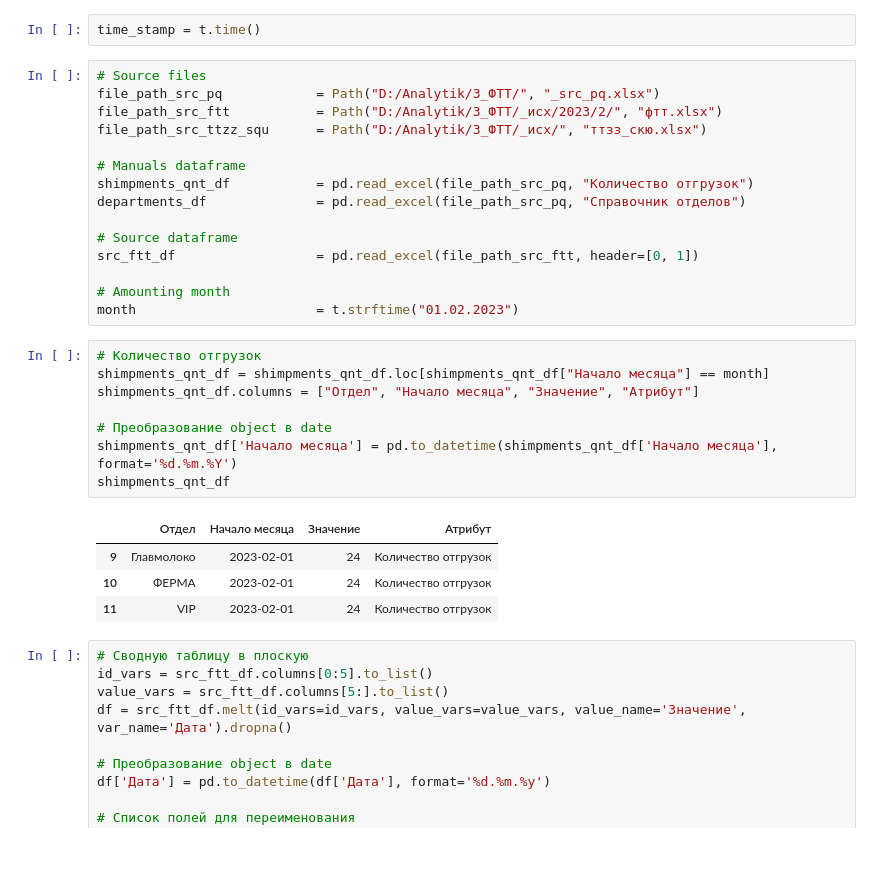
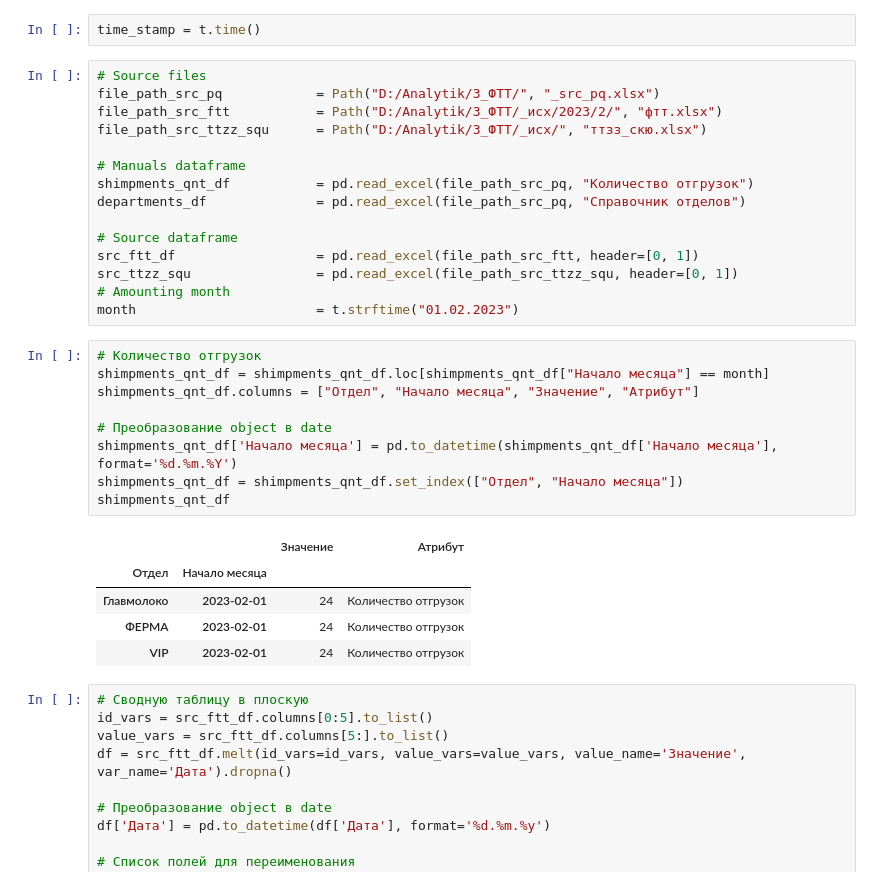
Before and after one commit to alexandrdera/YM, a Jupyter notebook: ftt.ipynb, the cells around one changed output. Cells and saved outputs as stored; diff of their text form; blank space fills up the shorter version.

```diff
--- a/ftt.ipynb
+++ b/ftt.ipynb
@@ -18,22 +18,24 @@ departments_df              = pd.read_excel(file_path_src_pq, "Справочн
 
 # Source dataframe
 src_ftt_df                  = pd.read_excel(file_path_src_ftt, header=[0, 1])
-
+src_ttzz_squ                = pd.read_excel(file_path_src_ttzz_squ, header=[0, 1])
 # Amounting month
 month                       = t.strftime("01.02.2023")
 # %%
 # Количество отгрузок
 shimpments_qnt_df = shimpments_qnt_df.loc[shimpments_qnt_df["Начало месяца"] == month]
 shimpments_qnt_df.columns = ["Отдел", "Начало месяца", "Значение", "Атрибут"]
 
 # Преобразование object в date
 shimpments_qnt_df['Начало месяца'] = pd.to_datetime(shimpments_qnt_df['Начало месяца'], format='%d.%m.%Y')
+shimpments_qnt_df = shimpments_qnt_df.set_index(["Отдел", "Начало месяца"])
 shimpments_qnt_df
 # %% [output]
-|  | Отдел | Начало месяца | Значение | Атрибут |
-| 9 | Главмолоко | 2023-02-01 | 24 | Количество отгрузок |
-| 10 | ФЕРМА | 2023-02-01 | 24 | Количество отгрузок |
-| 11 | VIP | 2023-02-01 | 24 | Количество отгрузок |
+|  |  | Значение | Атрибут |
+| Отдел | Начало месяца |  |  |
+| Главмолоко | 2023-02-01 | 24 | Количество отгрузок |
+| ФЕРМА | 2023-02-01 | 24 | Количество отгрузок |
+| VIP | 2023-02-01 | 24 | Количество отгрузок |
 # %%
 # Сводную таблицу в плоскую
 id_vars = src_ftt_df.columns[0:5].to_list()
```
Also changed, not shown: parts of 7 cells of this notebook.
